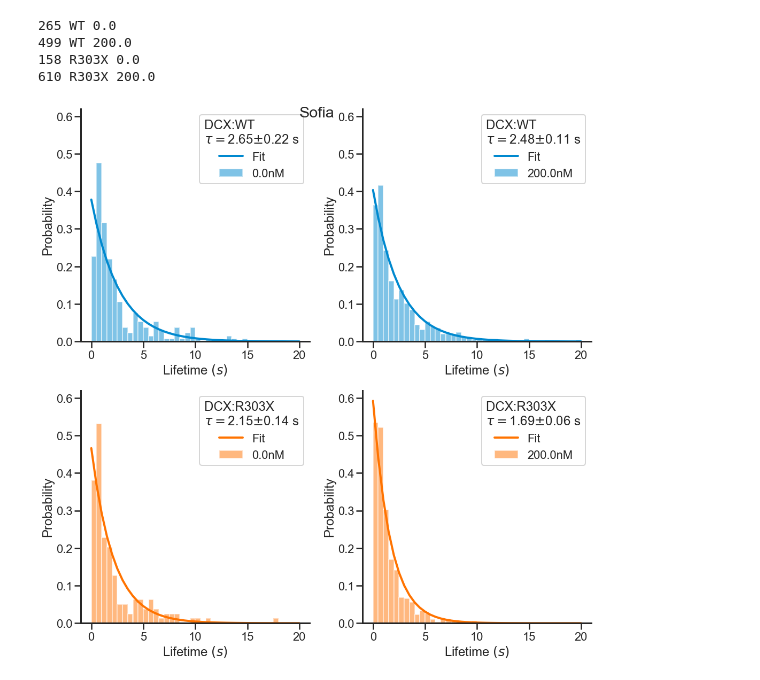
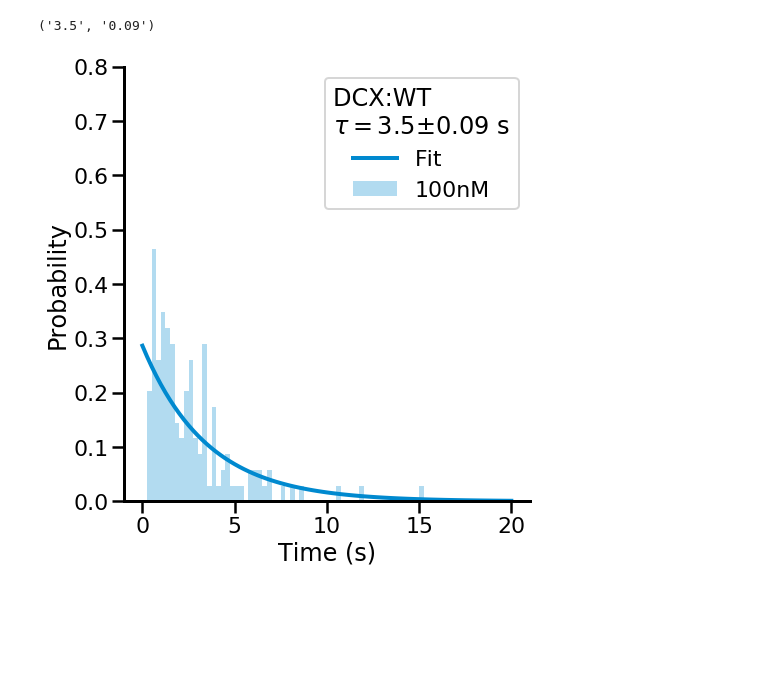
Before and after one commit to sofiacruzt/sofia-brouhardlab, a Jupyter notebook: ResideceKymotrack.ipynb, the cells around one changed output. Cells and saved outputs as stored; diff of their text form; code cells hidden in the pictures; blank space fills up the shorter version.

```diff
--- a/ResideceKymotrack.ipynb
+++ b/ResideceKymotrack.ipynb
@@ -183,14 +113,0 @@ palette = [cyan,orange]
-# %%
-fig, axs = plt.subplots(1,1,figsize=(8,8))
-sns.set_style("ticks")
-
-
-sns.pointplot(x=DCXconc, y=Lifetime,
-hue=Type, err_style="bars", marker='o', join=False, capsize=.1,
-data=data,err_kws={'capsize':10},ci=95, palette = palette)
-
-
-sns.despine()
-sns.set_context("poster", font_scale=1, rc={"lines.linewidth":3.0})
-plt.tight_layout()
-plt.savefig(newmydir/(str(today)+'residence_times_seaborn.pdf'))
@@ -298,53 +114,33 @@ plt.savefig(newmydir/(str(today)+'residence_times_fit.pdf'))
+# %%
+true_scale = EqFit['Exponential']['Coefficient 0'].loc['Value']
+SE = EqFit['Exponential']['Coefficient 0'].loc['SE']
+scalestr = str(round(true_scale,1))
+SEstr = str(round(SE,2))
+scalestr,SEstr
+# %% [output]
+('3.5', '0.09')
 # %%
 color=cyan
 xlim = 20
-bins = 0.5
-x = np.arange(0, xlim + bins, bins)
-
-fig, ax = plt.subplots(2,2,figsize=(15,15))
-
-i = 0
-for dcxtype in data[Type].unique():
-    j = 0
-    scale = filter_variable(data, 'Mean', dcxtype)[Lifetime].values
-    SE = filter_variable(data, 'SE', dcxtype)[Lifetime].values
-    for dcxconc in data[DCXconc].unique():
-
-            selectdata = data[(data[Type]==dcxtype)&(data[DCXconc]==dcxconc)]
+bins = 0.25
 
 
-            y=selectdata[Lifetime]
+x = np.arange(0, xlim + bins, bins)
+fig, ax = plt.subplots(1,1,figsize=(7.45,7.75))
+ax.hist(track_duration, bins=x, density=True,color = color,alpha = 0.3);
+ax.plot(x,exponential(x,scale),color = color, lw=4);
+ax.set_xlabel('Time (s)')
+ax.set_ylabel('Probability')
+ax.set_ylim(0,0.8)
+ax.spines['right'].set_visible(False)
+ax.spines['top'].set_visible(False)
+ax.spines['left'].set_lw(3)
+ax.spines['bottom'].set_lw(3)
 
-            n,bins, patches = ax[i][j].hist(y, bins=x, density=True , color = palette[i],alpha = 0.5);
-
-            ax[i][j].plot(x,exponential(x,scale[j]),color = palette[i], lw=4);
-
-            ax[i][j].set_xlabel(Lifetime)
-            ax[i][j].set_ylabel('Probability')
-            ax[i][j].set_ylim(0,0.62)
-            ax[i][j].spines['right'].set_visible(False)
-            ax[i][j].spines['top'].set_visible(False)
-            ax[i][j].spines['left'].set_lw(3)
-            ax[i][j].spines['bottom'].set_lw(3)
-
-            scalestr = str(round(scale[j],2))
-            SEstr = str(round(SE[j],2))
-
-            ax[i][j].legend(('Fit',str(dcxconc) + 'nM'),loc='upper right',title='DCX:' + dcxtype +' \n' r'$\tau = $' + scalestr + r'$\pm $'  + SEstr + ' s')
-
-            print(len(y), dcxtype,dcxconc)
-
-            j += 1
-    i += 1
-
-fig.suptitle('Sofia')
+ax.legend(('Fit',DCXconc + 'nM'),loc='upper right',title='DCX:' + DCXType +' \n' r'$\tau = $' + scalestr + r'$\pm $'  + SEstr + ' s')
 
 sns.set_context("poster", font_scale=1, rc={"lines.linewidth":3.0})
 plt.tight_layout()
-plt.savefig(newmydir/(str(today)+'residence_times_histogram.pdf'))
+plt.savefig(path/('track-duration_expo-fit.pdf'))
 # %% [output]
-265 WT 0.0
-499 WT 200.0
-158 R303X 0.0
-610 R303X 200.0
-[figure, old version]
+[figure, new version]
```
Also changed, not shown: parts of 29 cells of this notebook, 2 other files.
